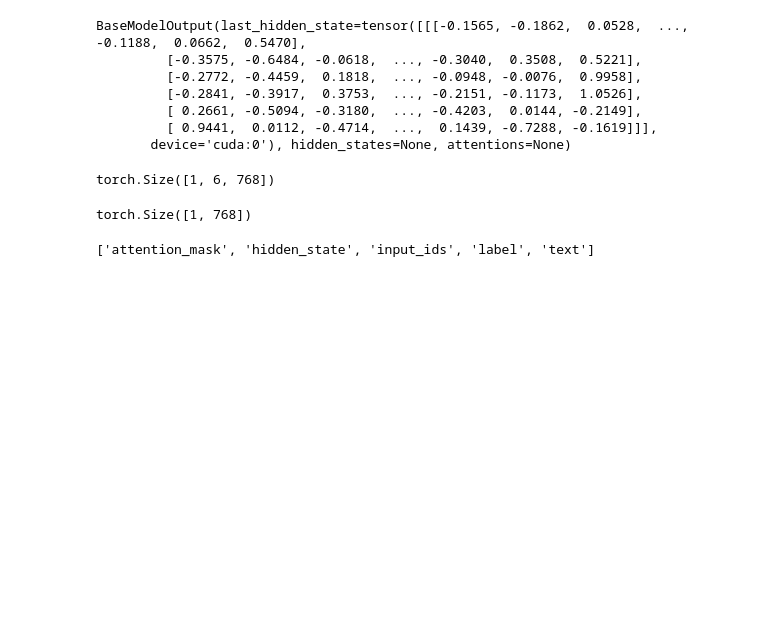
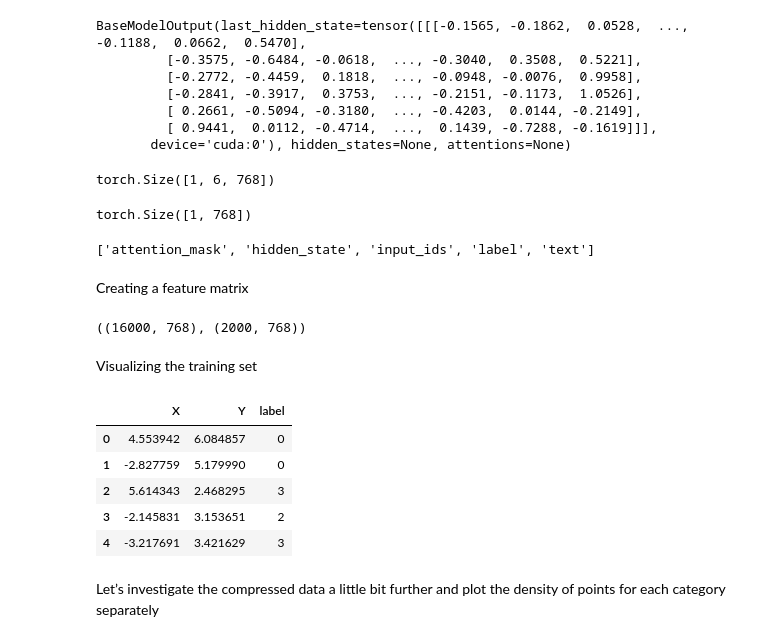
Before and after one commit to samehamin/nlp_with_transformers, a Jupyter notebook: chptr02_text_classification.ipynb, the cells around one changed output. Drawn from its saved outputs; the diff is of its cells as text; code cells hidden in the pictures; blank space fills up the shorter version.

```diff
--- a/chptr02_text_classification.ipynb
+++ b/chptr02_text_classification.ipynb
@@ -289,3 +289,39 @@ emotions_hidden = emotions_encoded.map(extract_hidden_states, batched=True)
 emotions_hidden["train"].column_names
 # %% [output]
 ['attention_mask', 'hidden_state', 'input_ids', 'label', 'text']
+# %% [markdown]
+Creating a feature matrix
+# %%
+import numpy as np
+
+X_train = np.array(emotions_hidden["train"]["hidden_state"])
+X_valid = np.array(emotions_hidden["validation"]["hidden_state"])
+y_train = np.array(emotions_hidden["train"]["label"])
+y_valid = np.array(emotions_hidden["validation"]["label"])
+X_train.shape, X_valid.shape
+# %% [output]
+((16000, 768), (2000, 768))
+# %% [markdown]
+Visualizing the training set
+# %%
+from umap import UMAP
+from sklearn.preprocessing import MinMaxScaler
+# Scale features to [0,1] range
+X_scaled = MinMaxScaler().fit_transform(X_train)
+# Initialize and fit UMAP
+mapper = UMAP(n_components=2, metric="cosine").fit(X_scaled)
+# Create a DataFrame of 2D embeddings
+df_emb = pd.DataFrame(mapper.embedding_, columns=["X", "Y"])
+df_emb["label"] = y_train
+df_emb.head()
+# %% [output]
+|  | X | Y | label |
+| 0 | 4.553942 | 6.084857 | 0 |
+| 1 | -2.827759 | 5.179990 | 0 |
+| 2 | 5.614343 | 2.468295 | 3 |
+| 3 | -2.145831 | 3.153651 | 2 |
+| 4 | -3.217691 | 3.421629 | 3 |
+# %% [markdown]
+Let’s investigate the
+compressed data a little bit further and plot the density of points for each
+category separately
```
Also changed, not shown: parts of 10 cells of this notebook.
